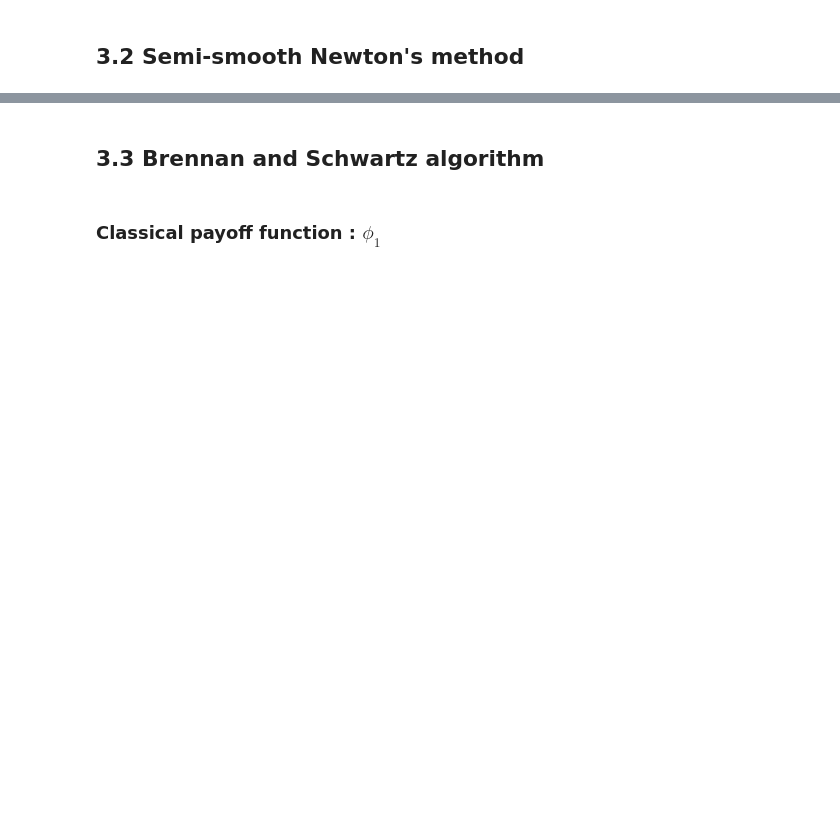
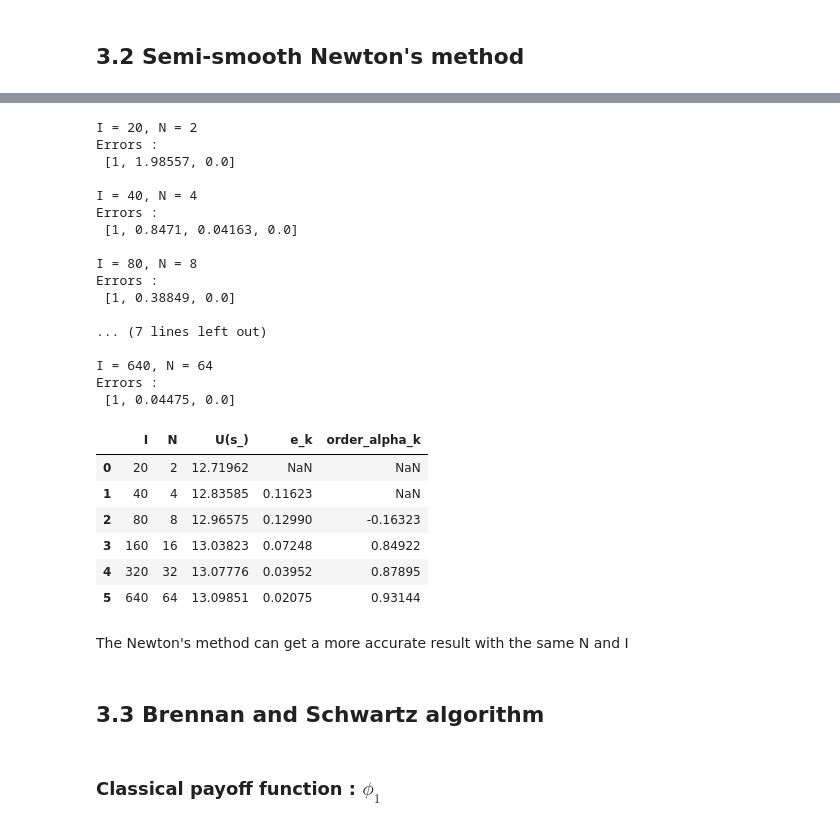
Before and after one commit to SHAO-Nuoya/EDP-in-Finance, a Jupyter notebook: TP2.ipynb, the cells around one changed output, grey strips where cells are left out. Saved outputs shown, nothing was run; the diff lists cells and outputs as text; code cells hidden in the pictures; blank space fills up the shorter version.

```diff
--- a/TP2.ipynb
+++ b/TP2.ipynb
@@ -437,3 +464,35 @@ Errors for N = 20 :
+# %%
+Is = np.array([20*2**k for k in range(6)])
+Ns = Is//10
+err_table = get_err_table('Semi-Smooth-Newton', Is, Ns)
+err_table.round(5)
+# %% [output]
+I = 20, N = 2
+Errors :
+ [1, 1.98557, 0.0]
+
+I = 40, N = 4
+Errors :
+ [1, 0.8471, 0.04163, 0.0]
+
+I = 80, N = 8
+Errors :
+ [1, 0.38849, 0.0]
+
+... (7 lines left out)
+
+I = 640, N = 64
+Errors :
+ [1, 0.04475, 0.0]
+|  | I | N | U(s_) | e_k | order_alpha_k |
+| 0 | 20 | 2 | 12.71962 | NaN | NaN |
+| 1 | 40 | 4 | 12.83585 | 0.11623 | NaN |
+| 2 | 80 | 8 | 12.96575 | 0.12990 | -0.16323 |
+| 3 | 160 | 16 | 13.03823 | 0.07248 | 0.84922 |
+| 4 | 320 | 32 | 13.07776 | 0.03952 | 0.87895 |
+| 5 | 640 | 64 | 13.09851 | 0.02075 | 0.93144 |
+# %% [markdown]
+The Newton's method can get a more accurate result with the same N and I
 # %% [markdown]
 ## 3.3 Brennan and Schwartz algorithm
 # %% [markdown]
```
Also changed, not shown: parts of 18 cells of this notebook.
